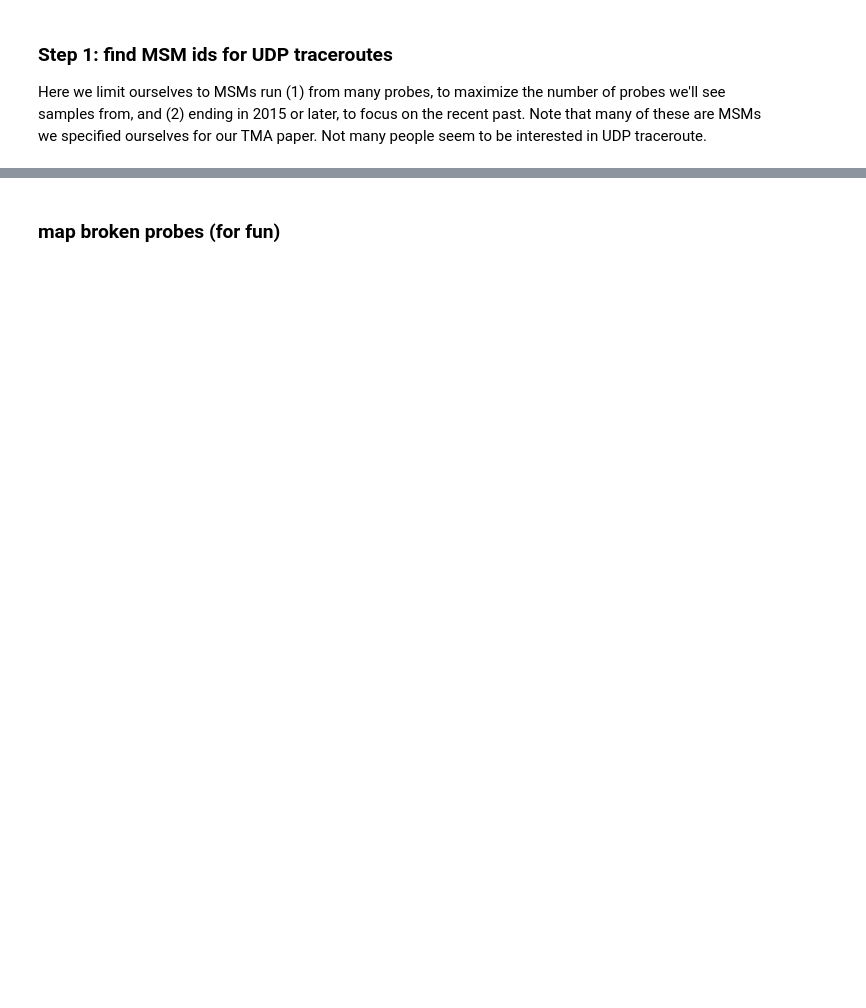
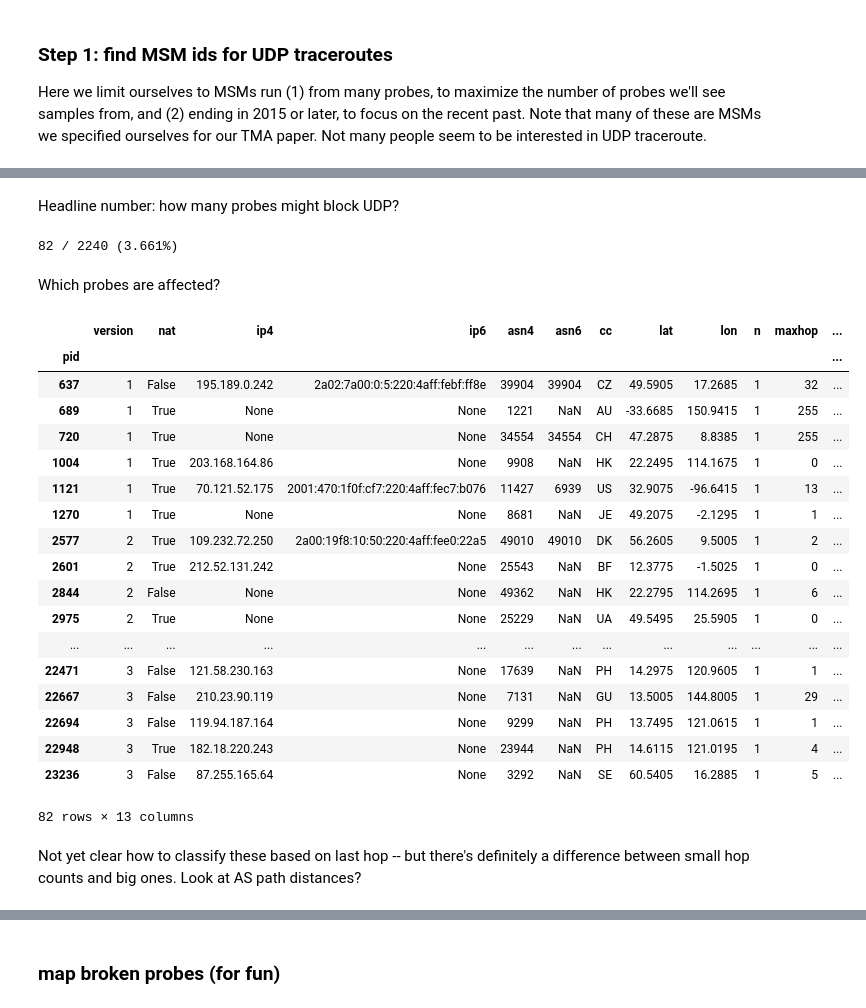
Before and after one commit to mami-project/udpdiff, a Jupyter notebook: atlas_probe_conn_Jan16/probe_udp_traceconn.ipynb, the cells around one changed output, grey strips where cells are left out. Drawn from its saved outputs; the diff is of its cells as text; code cells hidden in the pictures; blank space fills up the shorter version.

```diff
--- a/atlas_probe_conn_Jan16/probe_udp_traceconn.ipynb
+++ b/atlas_probe_conn_Jan16/probe_udp_traceconn.ipynb
@@ -363,0 +379,11 @@ Wall time: 5min 13s
+# %%
+def clean_tcs(df, min_pid_sample_count=9):
+    msm_reached_sum = df.groupby('msm_id')['reached'].sum()
+    bad_target_msm_ids = msm_reached_sum[msm_reached_sum == 0].index
+    df_target_udp_ok = df[np.logical_not(df['msm_id'].isin(bad_target_msm_ids))]
+
+    pid_sum = df.groupby('pid')['n'].sum()
+    low_volume_pids = pid_sum[pid_sum < min_pid_sample_count].index
+    return df_target_udp_ok[np.logical_not(df_target_udp_ok['pid'].isin(low_volume_pids))]
+
+tcsdf15_clean = clean_tcs(tcsdf15)
@@ -363,0 +394,51 @@ Wall time: 5min 13s
+# %% [markdown]
+Headline number: how many probes might block UDP?
+# %%
+def blocked_pids(df):
+    reached_by_pid = df.groupby('pid')['reached'].sum()
+    return reached_by_pid[reached_by_pid == 0].index
+
+
+print ("%u / %u (%5.3f%%)" %   (len(blocked_pids(tcsdf15_clean)),
+                                len(tcsdf15_clean['pid'].unique()),
+                               100 * (len(blocked_pids(tcsdf15_clean)) / len(tcsdf15_clean['pid'].unique()))))
+
+pdf_tcsdf = pdf.loc[tcsdf15_clean['pid'].unique()]
+pdf_noudp = pdf.loc[udp_blocked_pids(tcsdf15_clean)]
+# %% [output]
+82 / 2240 (3.661%)
+# %%
+# Get all samples from potentially UDP-blocked probes
+tcsdf_blocked = tcsdf15_clean[tcsdf15_clean['pid'].isin(pdf_noudp.index)]
+
+# add sample count, minhop, and maxhop to probe DF for UDP blockage
+pdf_noudp = pd.merge(pdf_noudp, pd.DataFrame(data = {"samples": tcsdf_blocked.groupby('pid')["n"].sum(),
+                                         "minhop":  tcsdf_blocked.groupby('pid')["hop"].min(),
+                                         "maxhop":  tcsdf_blocked.groupby('pid')["hop"].max()}),
+                     left_index = True, right_index = True, how="inner")
+# %% [markdown]
+Which probes are affected?
+# %%
+pdf_noudp
+# %% [output]
+|  | version | nat | ip4 | ip6 | asn4 | asn6 | cc | lat | lon | n | maxhop | ... |
+| pid |  |  |  |  |  |  |  |  |  |  |  | ... |
+| 637 | 1 | False | 195.189.0.242 | 2a02:7a00:0:5:220:4aff:febf:ff8e | 39904 | 39904 | CZ | 49.5905 | 17.2685 | 1 | 32 | ... |
+| 689 | 1 | True | None | None | 1221 | NaN | AU | -33.6685 | 150.9415 | 1 | 255 | ... |
+| 720 | 1 | True | None | None | 34554 | 34554 | CH | 47.2875 | 8.8385 | 1 | 255 | ... |
+| 1004 | 1 | True | 203.168.164.86 | None | 9908 | NaN | HK | 22.2495 | 114.1675 | 1 | 0 | ... |
+| 1121 | 1 | True | 70.121.52.175 | 2001:470:1f0f:cf7:220:4aff:fec7:b076 | 11427 | 6939 | US | 32.9075 | -96.6415 | 1 | 13 | ... |
+| 1270 | 1 | True | None | None | 8681 | NaN | JE | 49.2075 | -2.1295 | 1 | 1 | ... |
+| 2577 | 2 | True | 109.232.72.250 | 2a00:19f8:10:50:220:4aff:fee0:22a5 | 49010 | 49010 | DK | 56.2605 | 9.5005 | 1 | 2 | ... |
+| 2601 | 2 | True | 212.52.131.242 | None | 25543 | NaN | BF | 12.3775 | -1.5025 | 1 | 0 | ... |
+| 2844 | 2 | False | None | None | 49362 | NaN | HK | 22.2795 | 114.2695 | 1 | 6 | ... |
+| 2975 | 2 | True | None | None | 25229 | NaN | UA | 49.5495 | 25.5905 | 1 | 0 | ... |
+| ... | ... | ... | ... | ... | ... | ... | ... | ... | ... | ... | ... | ... |
+| 22471 | 3 | False | 121.58.230.163 | None | 17639 | NaN | PH | 14.2975 | 120.9605 | 1 | 1 | ... |
+| 22667 | 3 | False | 210.23.90.119 | None | 7131 | NaN | GU | 13.5005 | 144.8005 | 1 | 29 | ... |
+| 22694 | 3 | False | 119.94.187.164 | None | 9299 | NaN | PH | 13.7495 | 121.0615 | 1 | 1 | ... |
+| 22948 | 3 | True | 182.18.220.243 | None | 23944 | NaN | PH | 14.6115 | 121.0195 | 1 | 4 | ... |
+| 23236 | 3 | False | 87.255.165.64 | None | 3292 | NaN | SE | 60.5405 | 16.2885 | 1 | 5 | ... |
+82 rows × 13 columns
+# %% [markdown]
+Not yet clear how to classify these based on last hop -- but there's definitely a difference between small hop counts and big ones. Look at AS path distances?
```
Also changed, not shown: parts of 39 cells of this notebook.
